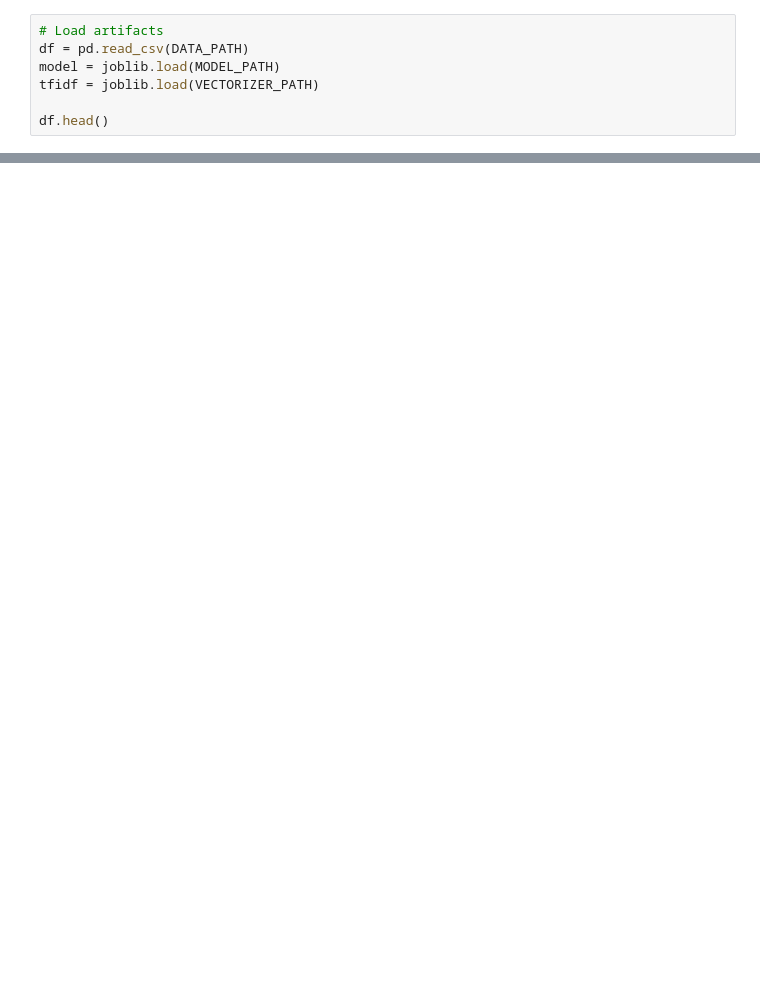
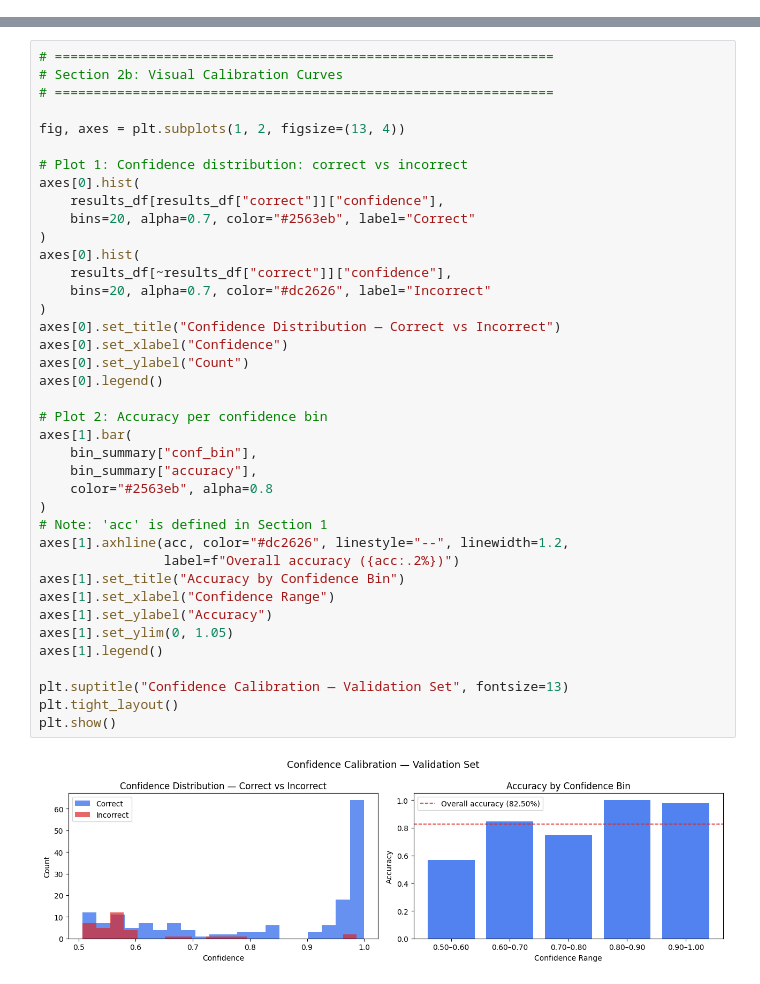
Before and after one commit to willardcsoriano/emoji-sentiment-analysis, a Jupyter notebook: src/notebooks/4.5 Model Interpretability & Performance Deep Dive.ipynb, the cells around one changed output, grey strips where cells are left out. Cells and saved outputs as stored; diff of their text form; blank space fills up the shorter version.

```diff
--- a/src/notebooks/4.5 Model Interpretability & Performance Deep Dive.ipynb
+++ b/src/notebooks/4.5 Model Interpretability & Performance Deep Dive.ipynb
@@ -85,7 +0,0 @@ VECTORIZER_PATH = Path("../models/tfidf_vectorizer.pkl")
-# %%
-# Load artifacts
-df = pd.read_csv(DATA_PATH)
-model = joblib.load(MODEL_PATH)
-tfidf = joblib.load(VECTORIZER_PATH)
-
-df.head()
@@ -715,0 +203,41 @@ With modeling behavior fully characterized, the project transitions into inferen
+# %%
+# ================================================================
+# Section 2b: Visual Calibration Curves
+# ================================================================
+
+fig, axes = plt.subplots(1, 2, figsize=(13, 4))
+
+# Plot 1: Confidence distribution: correct vs incorrect
+axes[0].hist(
+    results_df[results_df["correct"]]["confidence"],
+    bins=20, alpha=0.7, color="#2563eb", label="Correct"
+)
+axes[0].hist(
+    results_df[~results_df["correct"]]["confidence"],
+    bins=20, alpha=0.7, color="#dc2626", label="Incorrect"
+)
+axes[0].set_title("Confidence Distribution — Correct vs Incorrect")
+axes[0].set_xlabel("Confidence")
+axes[0].set_ylabel("Count")
+axes[0].legend()
+
+# Plot 2: Accuracy per confidence bin
+axes[1].bar(
+    bin_summary["conf_bin"],
+    bin_summary["accuracy"],
+    color="#2563eb", alpha=0.8
+)
+# Note: 'acc' is defined in Section 1
+axes[1].axhline(acc, color="#dc2626", linestyle="--", linewidth=1.2,
+                label=f"Overall accuracy ({acc:.2%})")
+axes[1].set_title("Accuracy by Confidence Bin")
+axes[1].set_xlabel("Confidence Range")
+axes[1].set_ylabel("Accuracy")
+axes[1].set_ylim(0, 1.05)
+axes[1].legend()
+
+plt.suptitle("Confidence Calibration — Validation Set", fontsize=13)
+plt.tight_layout()
+plt.show()
+# %% [output]
+[figure, added]
```
Also changed, not shown: parts of 74 cells of this notebook, 24 other files.
